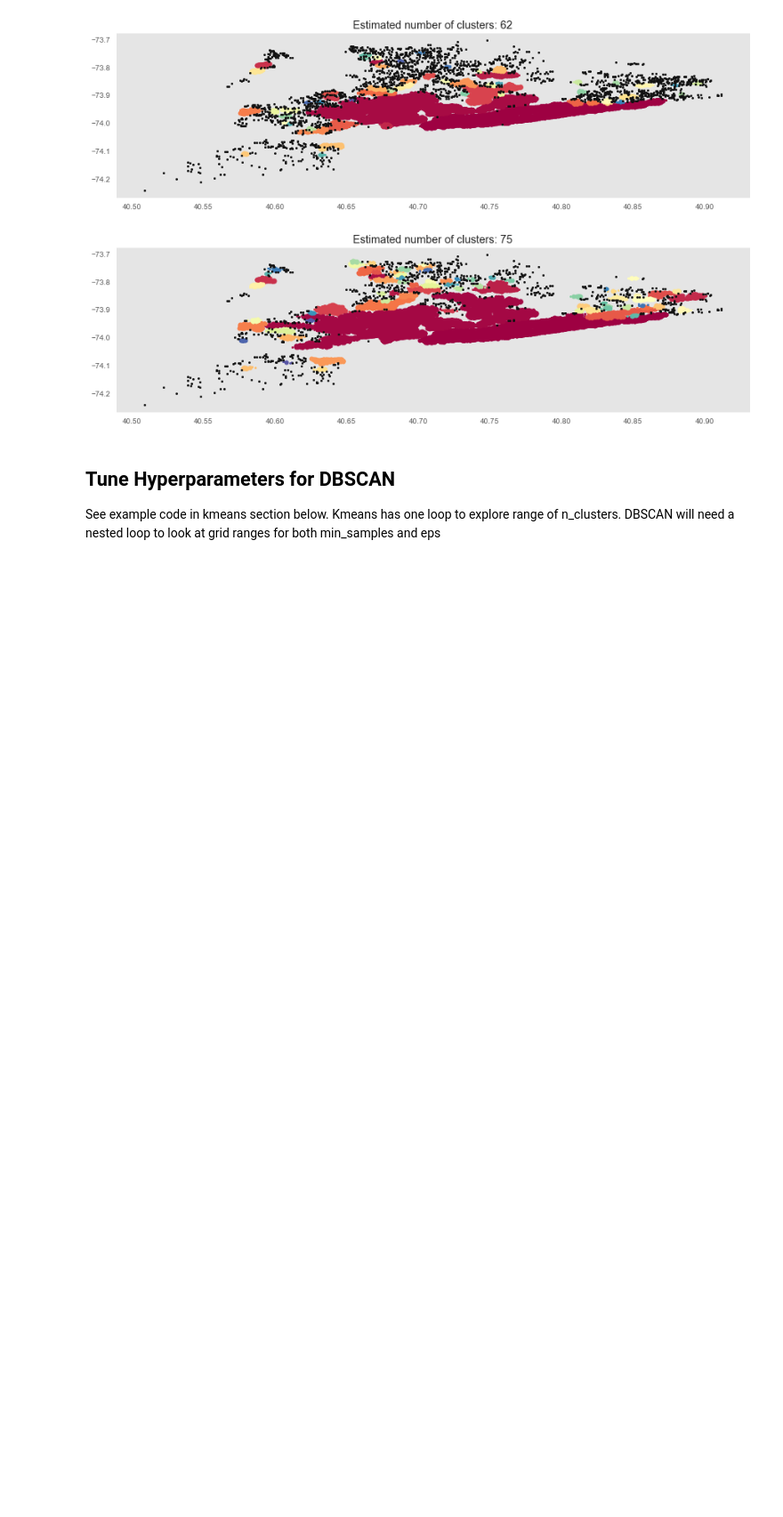
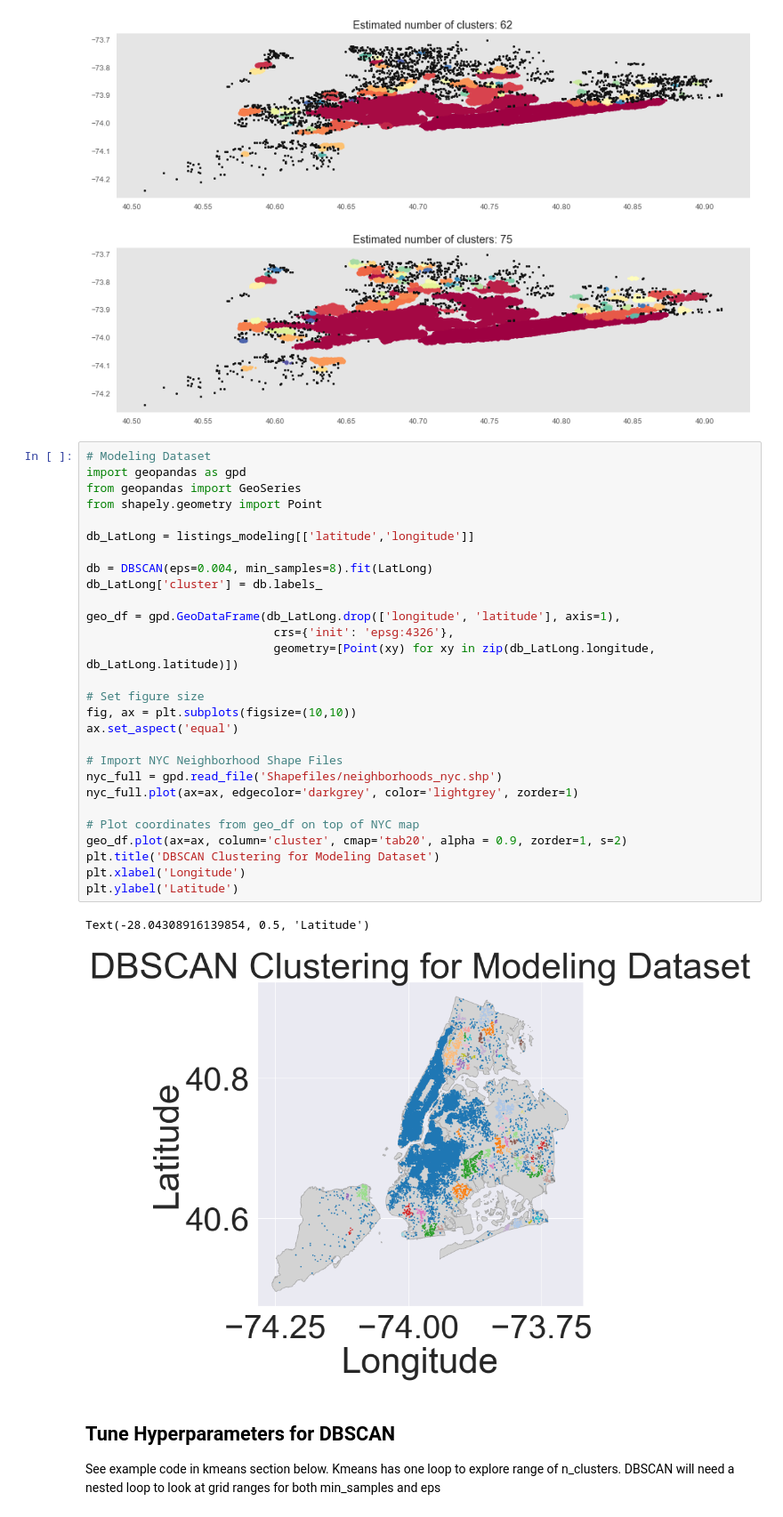
Before and after one commit to rickfontenot/airbnb, a Jupyter notebook: Lab3/Working/lab3_Rick.ipynb, the cells around one changed output. Shown at 89% size. Drawn from its saved outputs; the diff is of its cells as text; blank space fills up the shorter version.

Commit message:
add heatmap for neighbors/clusters on sprectral

```diff
--- a/Lab3/Working/lab3_Rick.ipynb
+++ b/Lab3/Working/lab3_Rick.ipynb
@@ -791,6 +791,37 @@ for i, (data, minpts, eps) in enumerate(zip([LatLong,LatLong],[X2_minpts,X3_minp
 # %% [output]
 [figure]
 [figure]
+# %%
+# Modeling Dataset
+import geopandas as gpd
+from geopandas import GeoSeries
+from shapely.geometry import Point
+
+db_LatLong = listings_modeling[['latitude','longitude']]
+
+db = DBSCAN(eps=0.004, min_samples=8).fit(LatLong)
+db_LatLong['cluster'] = db.labels_
+
+geo_df = gpd.GeoDataFrame(db_LatLong.drop(['longitude', 'latitude'], axis=1),
+                           crs={'init': 'epsg:4326'},
+                           geometry=[Point(xy) for xy in zip(db_LatLong.longitude, db_LatLong.latitude)])
+
+# Set figure size
+fig, ax = plt.subplots(figsize=(10,10))
+ax.set_aspect('equal')
+
+# Import NYC Neighborhood Shape Files
+nyc_full = gpd.read_file('Shapefiles/neighborhoods_nyc.shp')
+nyc_full.plot(ax=ax, edgecolor='darkgrey', color='lightgrey', zorder=1)
+
+# Plot coordinates from geo_df on top of NYC map
+geo_df.plot(ax=ax, column='cluster', cmap='tab20', alpha = 0.9, zorder=1, s=2)
+plt.title('DBSCAN Clustering for Modeling Dataset')
+plt.xlabel('Longitude')
+plt.ylabel('Latitude')
+# %% [output]
+Text(-28.04308916139854, 0.5, 'Latitude')
+[figure, added]
 # %% [markdown]
 ## Tune Hyperparameters for DBSCAN
 
```
Also changed, not shown: parts of 7 cells of this notebook.
